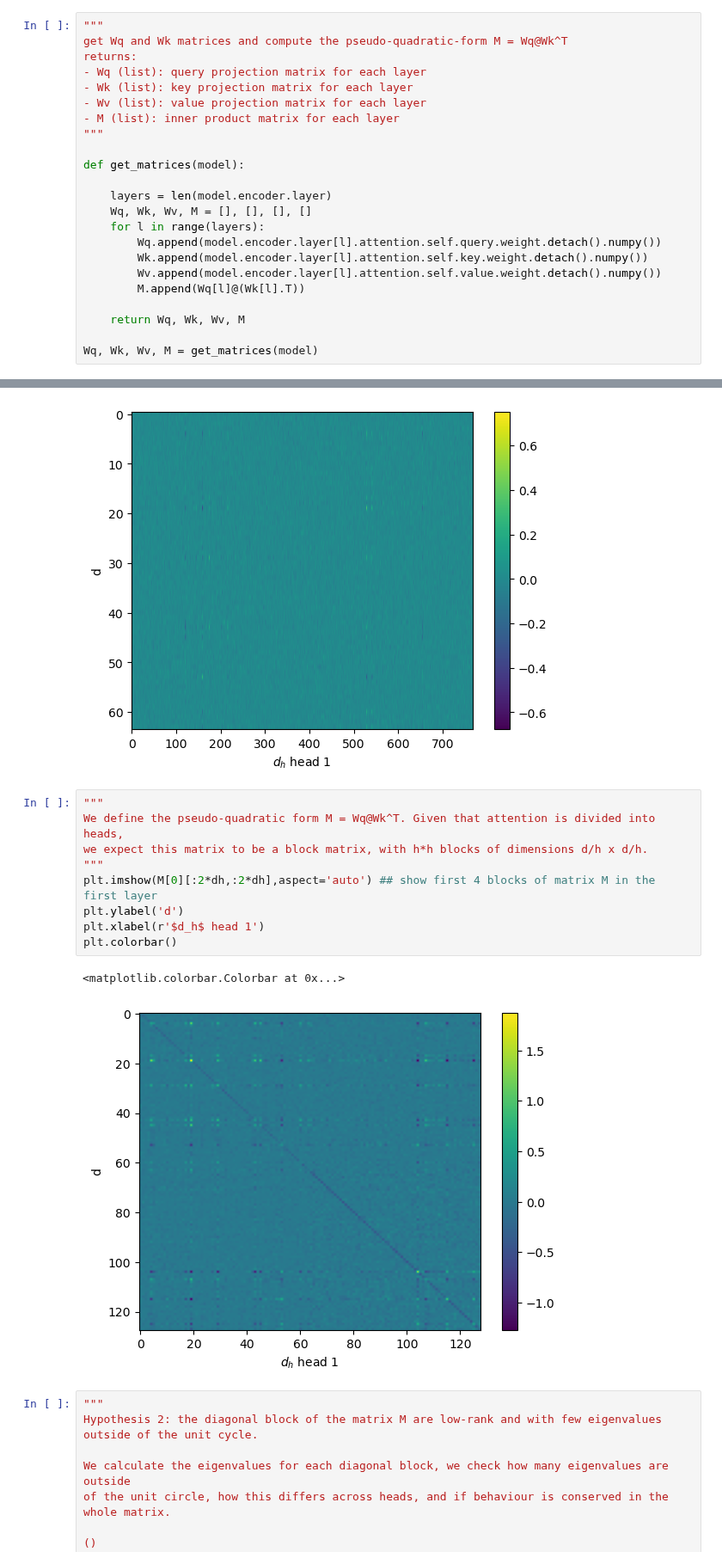
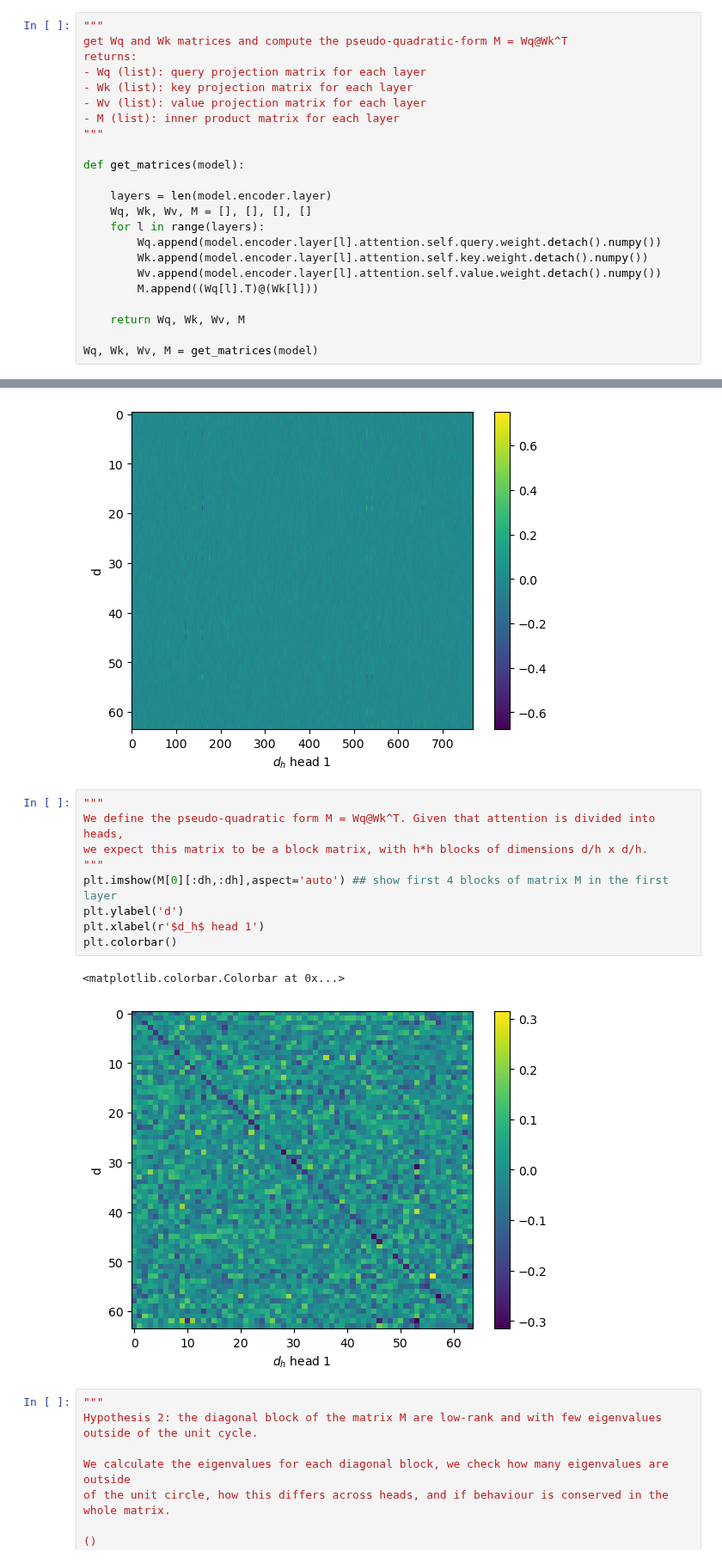
Before and after one commit to matteosaponati/attention-geometry, a Jupyter notebook: examples/BERT_M.ipynb, the cells around one changed output, grey strips where cells are left out. Shown at 86% size. Drawn from its saved outputs; the diff is of its cells as text.

Commit message:
examples: update test on BERT - structure of M matrix, rank of M matrix

```diff
--- a/examples/BERT_M.ipynb
+++ b/examples/BERT_M.ipynb
@@ -38,7 +38,7 @@ def get_matrices(model):
         Wq.append(model.encoder.layer[l].attention.self.query.weight.detach().numpy())
         Wk.append(model.encoder.layer[l].attention.self.key.weight.detach().numpy())
         Wv.append(model.encoder.layer[l].attention.self.value.weight.detach().numpy())
-        M.append(Wq[l]@(Wk[l].T))
+        M.append((Wq[l].T)@(Wk[l]))
 
     return Wq, Wk, Wv, M
 
@@ -61,15 +81,15 @@ plt.colorbar()
 # %%
 """
 We define the pseudo-quadratic form M = Wq@Wk^T. Given that attention is divided into heads,
 we expect this matrix to be a block matrix, with h*h blocks of dimensions d/h x d/h.
 """
-plt.imshow(M[0][:2*dh,:2*dh],aspect='auto') ## show first 4 blocks of matrix M in the first layer
+plt.imshow(M[0][:dh,:dh],aspect='auto') ## show first 4 blocks of matrix M in the first layer
 plt.ylabel('d')
 plt.xlabel(r'$d_h$ head 1')
 plt.colorbar()
 # %% [output]
 <matplotlib.colorbar.Colorbar at 0x...>
-[figure, old version]
+[figure, new version]
 # %%
 """
 Hypothesis 2: the diagonal block of the matrix M are low-rank and with few eigenvalues
```
Also changed, not shown: parts of 1 cell of this notebook, 1 other file.
